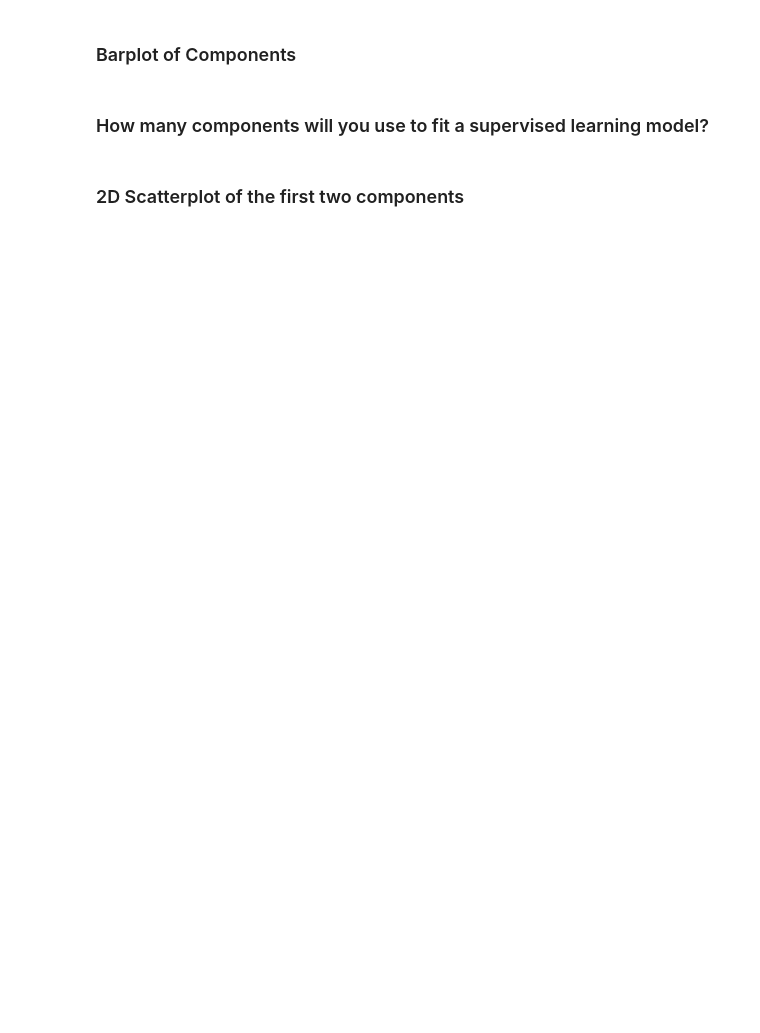
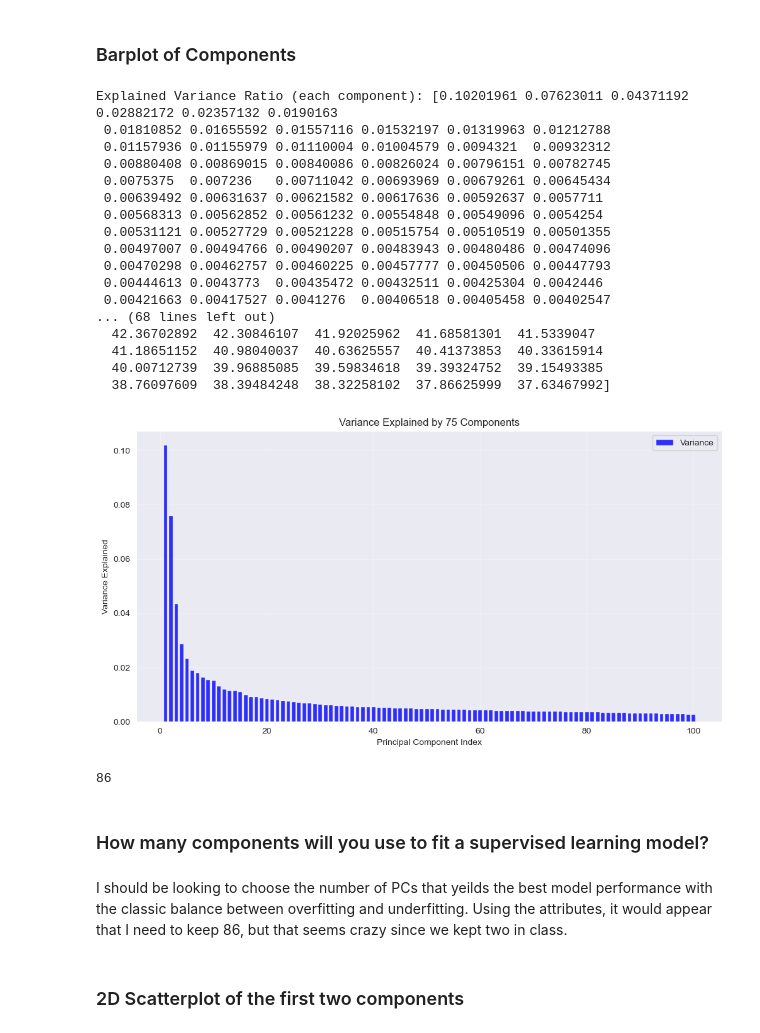
Before and after one commit to nereidagra/Computational-Social-Science-Projects, a Jupyter notebook: Project 4/Project 4 Students.ipynb, the cells around one changed output. Cells and saved outputs as stored; diff of their text form; code cells hidden in the pictures; blank space fills up the shorter version.

```diff
--- a/Project 4/Project 4 Students.ipynb
+++ b/Project 4/Project 4 Students.ipynb
@@ -166,2 +162,60 @@ Number of components chosen: 86
+# %%
+
+# Apply PCA
+pca = PCA(n_components=100)
+pca.fit(nhanes_scaled)
+
+# Attributes
+explained_variance_ratio = pca.explained_variance_ratio_
+cumulative_variance = np.cumsum(explained_variance_ratio)
+components = pca.components_
+explained_variance = pca.explained_variance_
+singular_values = pca.singular_values_
+
+# Attributes -- doesn't help to look at them. I have no idea what I'm doing
+print("Explained Variance Ratio (each component):", explained_variance_ratio)
+print("Cumulative Explained Variance:", cumulative_variance)
+print("Principal Components (Eigenvectors):", components)
+print("Explained Variance (absolute):", explained_variance)
+print("Singular Values:", singular_values)
+
+# bar plot
+plt.figure(figsize=(12, 6))
+plt.bar(range(1, 101), explained_variance_ratio, alpha=0.8, color='blue', label='Variance')
+plt.xlabel('Principal Component Index')
+plt.ylabel('Variance Explained')
+plt.title('Variance Explained by 75 Components')
+plt.grid(alpha=0.3)
+plt.legend()
+plt.show()
+# %% [output]
+Explained Variance Ratio (each component): [0.10201961 0.07623011 0.04371192 0.02882172 0.02357132 0.0190163
+ 0.01810852 0.01655592 0.01557116 0.01532197 0.01319963 0.01212788
+ 0.01157936 0.01155979 0.01110004 0.01004579 0.0094321  0.00932312
+ 0.00880408 0.00869015 0.00840086 0.00826024 0.00796151 0.00782745
+ 0.0075375  0.007236   0.00711042 0.00693969 0.00679261 0.00645434
+ 0.00639492 0.00631637 0.00621582 0.00617636 0.00592637 0.0057711
+ 0.00568313 0.00562852 0.00561232 0.00554848 0.00549096 0.0054254
+ 0.00531121 0.00527729 0.00521228 0.00515754 0.00510519 0.00501355
+ 0.00497007 0.00494766 0.00490207 0.00483943 0.00480486 0.00474096
+ 0.00470298 0.00462757 0.00460225 0.00457777 0.00450506 0.00447793
+ 0.00444613 0.0043773  0.00435472 0.00432511 0.00425304 0.0042446
+ 0.00421663 0.00417527 0.0041276  0.00406518 0.00405458 0.00402547
+... (68 lines left out)
+  42.36702892  42.30846107  41.92025962  41.68581301  41.5339047
+  41.18651152  40.98040037  40.63625557  40.41373853  40.33615914
+  40.00712739  39.96885085  39.59834618  39.39324752  39.15493385
+  38.76097609  38.39484248  38.32258102  37.86625999  37.63467992]
+[figure, added]
+# %%
+# Get the cumulative explained variance
+cumulative_variance = np.cumsum(pca.explained_variance_ratio_)
+
+
+# Find the number of components that explain at least 80% variance
+n_components_80 = np.argmax(cumulative_variance >= 0.80) + 1
+print(n_components_80)
+# %% [output]
+86
 # %% [markdown]
 ### How many components will you use to fit a supervised learning model?
@@ -170,2 +222,4 @@ Number of components chosen: 86
+# %% [markdown]
+I should be looking to choose the number of PCs that yeilds the best model performance with the classic balance between overfitting and underfitting. Using the attributes, it would appear that I need to keep 86, but that seems crazy since we kept two in class.
 # %% [markdown]
 ### 2D Scatterplot of the first two components
```
Also changed, not shown: parts of 33 cells of this notebook, 1 other file.
